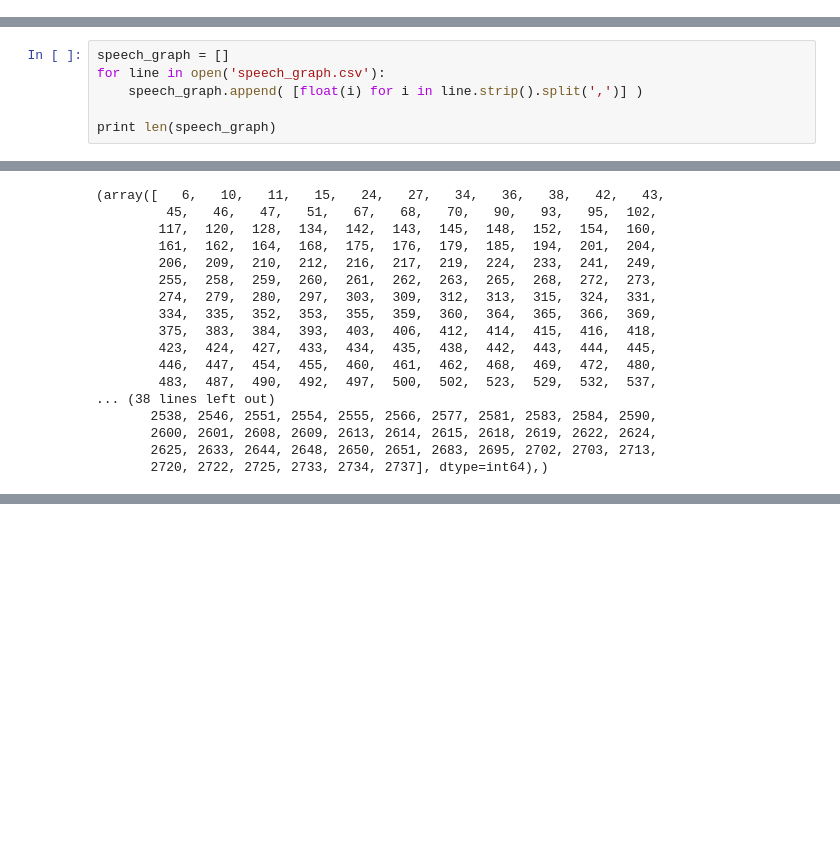
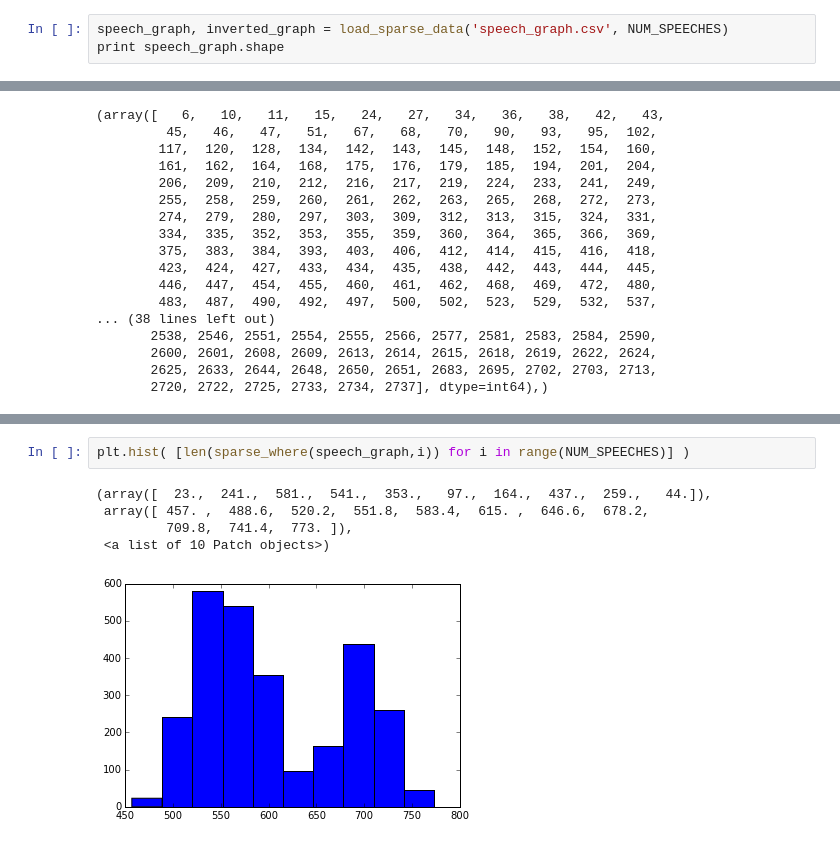
Before and after one commit to mzw4/jyupitertime, a Jupyter notebook: comp1/CS 5786 Comp 1 - JAC.ipynb, the cells around one changed output, grey strips where cells are left out. Saved outputs shown, nothing was run; the diff lists cells and outputs as text; blank space fills up the shorter version.

```diff
--- a/comp1/CS 5786 Comp 1 - JAC.ipynb
+++ b/comp1/CS 5786 Comp 1 - JAC.ipynb
@@ -94,0 +109,3 @@ Done reading data.
+# %%
+speech_graph, inverted_graph = load_sparse_data('speech_graph.csv', NUM_SPEECHES)
+print speech_graph.shape
@@ -109,9 +172,3 @@ if CREATE_DENSE_ARRAY:
 (2740L,)
 (array([  0,   0,   1, ..., 555, 556, 556], dtype=int64), array([0, 1, 0, ..., 1, 0, 1], dtype=int64))
 IndexError: too many indices for array
-# %%
-speech_graph = []
-for line in open('speech_graph.csv'):
-    speech_graph.append( [float(i) for i in line.strip().split(',')] )
-
-print len(speech_graph)
@@ -1269,0 +1563,8 @@ print np.where(speech_graph[2])
+# %%
+plt.hist( [len(sparse_where(speech_graph,i)) for i in range(NUM_SPEECHES)] )
+# %% [output]
+(array([  23.,  241.,  581.,  541.,  353.,   97.,  164.,  437.,  259.,   44.]),
+ array([ 457. ,  488.6,  520.2,  551.8,  583.4,  615. ,  646.6,  678.2,
+         709.8,  741.4,  773. ]),
+ <a list of 10 Patch objects>)
+[figure, added]
```
Also changed, not shown: parts of 38 cells of this notebook.
